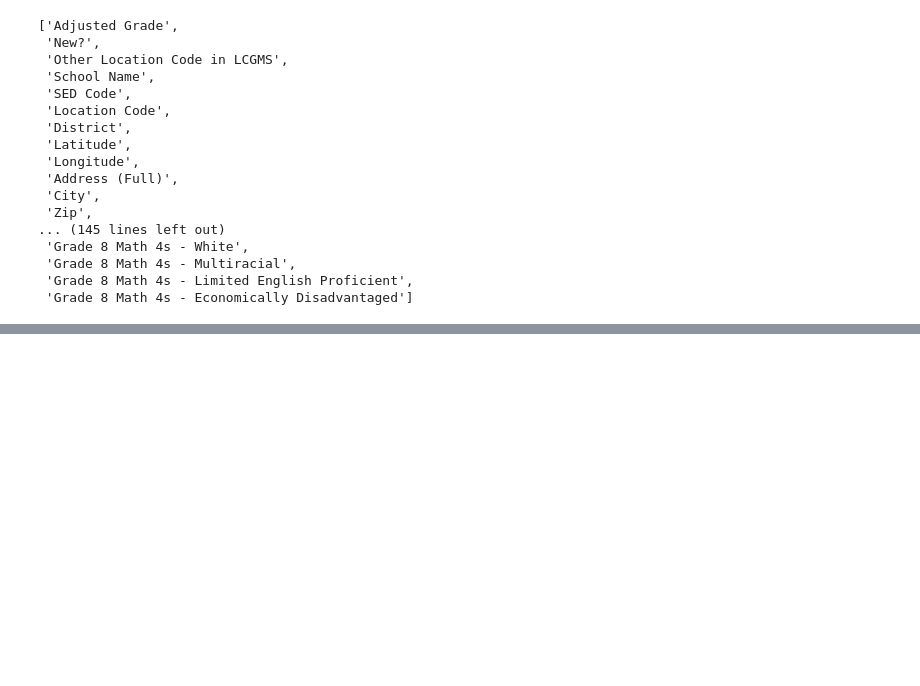
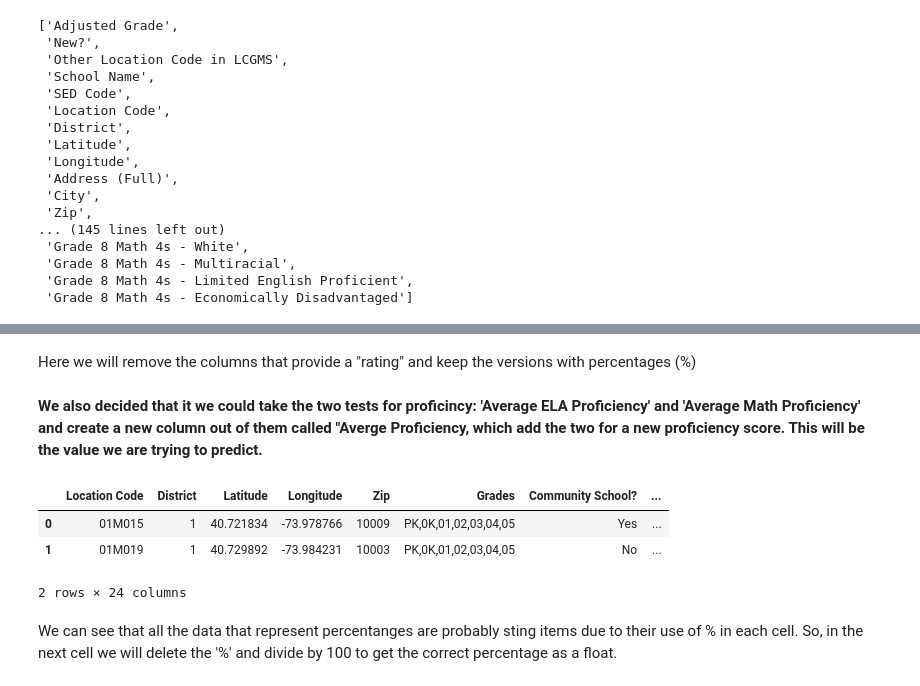
Before and after one commit to elenasm7/Linear-Regression-NYC-Schools, a Jupyter notebook: Cleaned_up_code/Cleaned_notebook_start.ipynb, the cells around one changed output, grey strips where cells are left out. Cells and saved outputs as stored; diff of their text form; code cells hidden in the pictures; blank space fills up the shorter version.

```diff
--- a/Cleaned_up_code/Cleaned_notebook_start.ipynb
+++ b/Cleaned_up_code/Cleaned_notebook_start.ipynb
@@ -108,0 +156,6 @@ HS_results_df_1.head()
+# %%
+# kaggle_school_data_df.columns
+kaggle_school_data_df.drop(['Adjusted Grade', 'New?', 'Other Location Code in LCGMS',
+                           'Address (Full)', 'City','Grade Low', 'Grade High','Student Attendance Rate'],
+                           axis=1, inplace=True)
+kaggle_school_data_df.
@@ -108,0 +177,23 @@ HS_results_df_1.head()
+# %% [markdown]
+Here we will remove the columns that provide a "rating" and keep the versions with percentages (%)
+# %%
+kaggle_school_data_df.drop(['School Name', 'SED Code','Trust Rating',
+                           'Rigorous Instruction Rating','Collaborative Teachers Rating',
+                           'Supportive Environment Rating','Effective School Leadership Rating',
+                           'Strong Family-Community Ties Rating','Trust Rating'],axis=1, inplace=True)
+# %% [markdown]
+__We also decided that it we could take the two tests for proficincy: 'Average ELA Proficiency' and 'Average Math Proficiency' and create a new column out of them called "Averge Proficiency, which add the two for a new proficiency score. This will be the value we are trying to predict.__
+# %%
+kaggle_school_data_df['Total Proficiency'] = kaggle_school_data_df['Average ELA Proficiency'] + kaggle_school_data_df['Average Math Proficiency']
+# %%
+#get rid of the two score columns now that we have a composite score
+kaggle_school_data_df.drop(['Average ELA Proficiency','Average Math Proficiency'],axis=1,inplace=True)
+# %%
+kaggle_school_data_df.head(2)
+# %% [output]
+|  | Location Code | District | Latitude | Longitude | Zip | Grades | Community School? | ... |
+| 0 | 01M015 | 1 | 40.721834 | -73.978766 | 10009 | PK,0K,01,02,03,04,05 | Yes | ... |
+| 1 | 01M019 | 1 | 40.729892 | -73.984231 | 10003 | PK,0K,01,02,03,04,05 | No | ... |
+2 rows × 24 columns
+# %% [markdown]
+We can see that all the data that represent percentanges are probably sting items due to their use of % in each cell. So, in the next cell we will delete the '%' and divide by 100 to get the correct percentage as a float.
```
Also changed, not shown: parts of 7 cells of this notebook.
